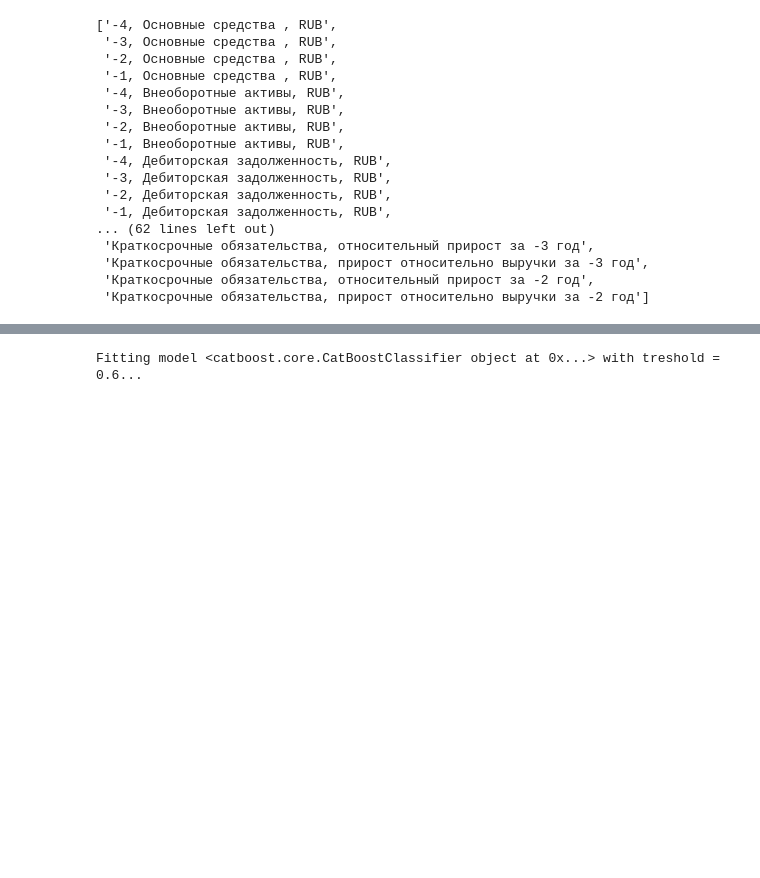
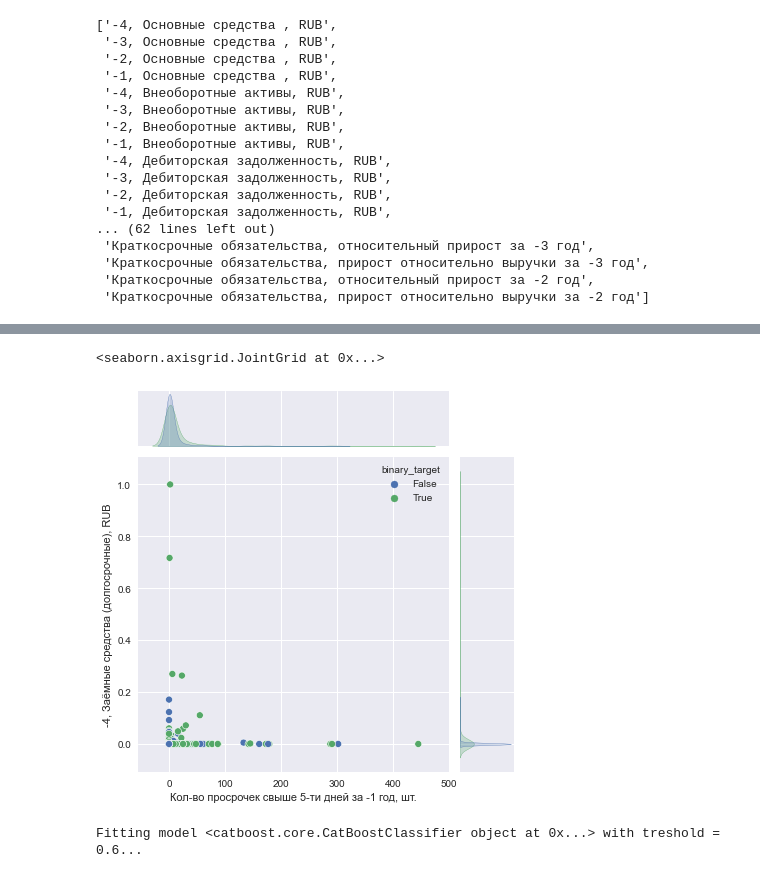
Before and after one commit to YurchenkoPO/McKinsey_Severstal_Hack_2022, a Jupyter notebook: notebooks/yurchenko.ipynb, the cells around one changed output, grey strips where cells are left out. Saved outputs shown, nothing was run; the diff lists cells and outputs as text; code cells hidden in the pictures; blank space fills up the shorter version.

```diff
--- a/notebooks/yurchenko.ipynb
+++ b/notebooks/yurchenko.ipynb
@@ -97,3 +99,8 @@ Exception: The passed model is not callable and cannot be analyzed directly with
+# %%
+sns.jointplot(data=df, x='Кол-во просрочек свыше 5-ти дней за -1 год, шт.', y='-4, Заёмные средства (долгосрочные), RUB', hue='binary_target')
+# %% [output]
+<seaborn.axisgrid.JointGrid at 0x...>
+[figure, added]
 # %%
 model = CatBoostClassifier(iterations=1000,
                            # depth=6.0,
```
Also changed, not shown: parts of 5 cells of this notebook, 1 other file.
